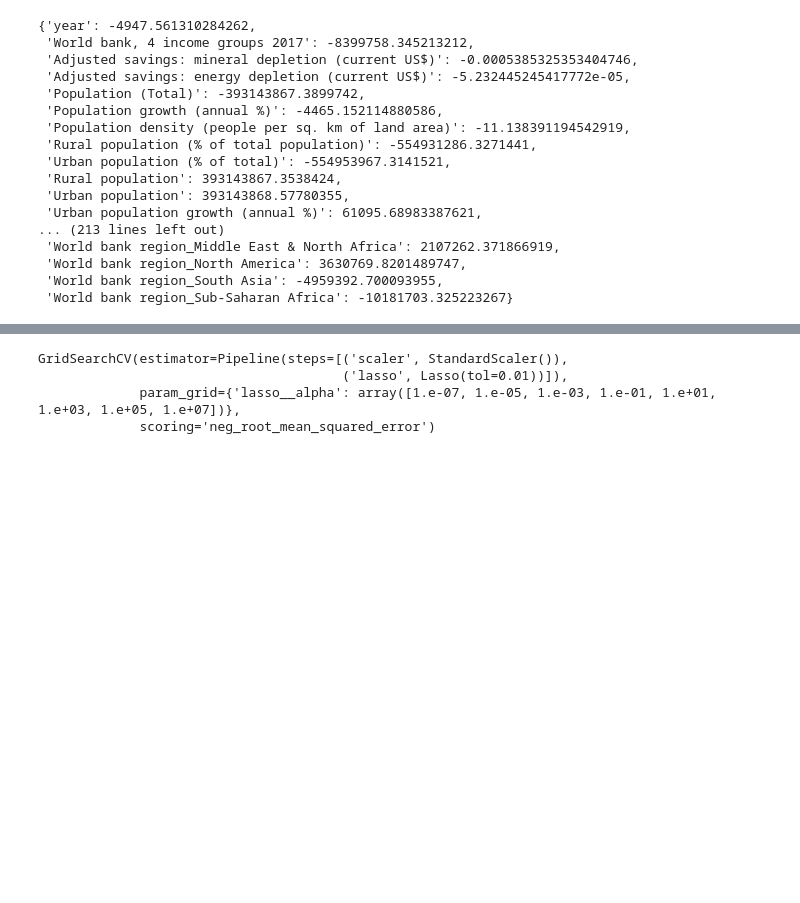
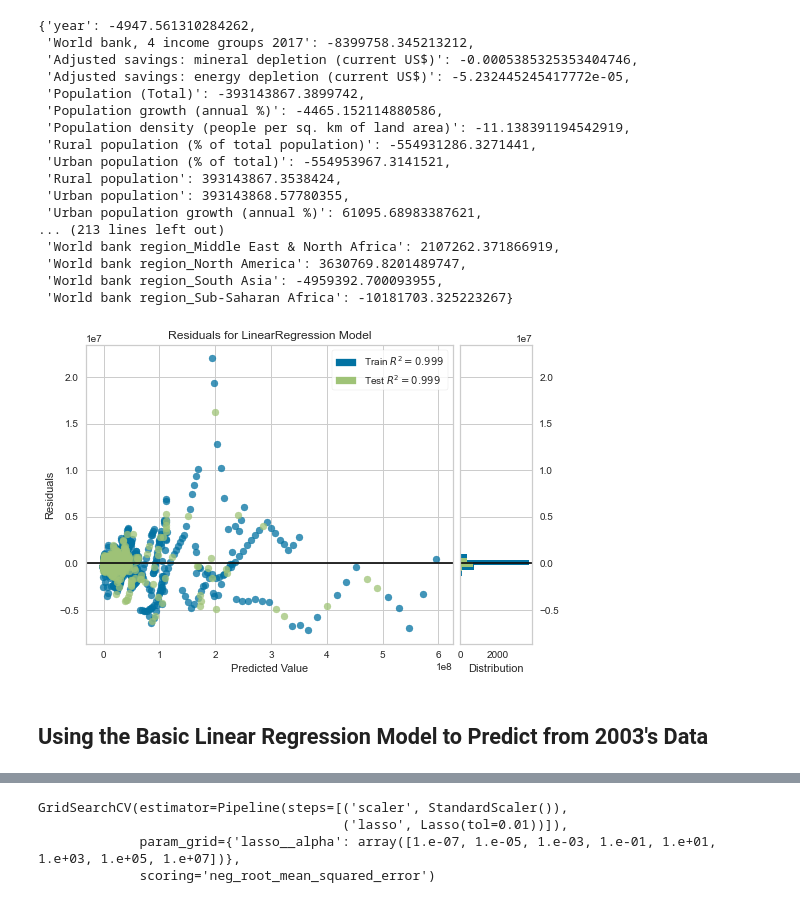
Before and after one commit to ashtonreed/Springboard, a Jupyter notebook: Capstone1/Capstone1_Machine_Learning.ipynb, the cells around one changed output, grey strips where cells are left out. Saved outputs shown, nothing was run; the diff lists cells and outputs as text; code cells hidden in the pictures; blank space fills up the shorter version.

Commit message:
added residuals

```diff
--- a/Capstone1/Capstone1_Machine_Learning.ipynb
+++ b/Capstone1/Capstone1_Machine_Learning.ipynb
@@ -140,3 +189,14 @@ lr0_feature_coef_dict
  'World bank region_North America': 3630769.8201489747,
  'World bank region_South Asia': -4959392.700093955,
  'World bank region_Sub-Saharan Africa': -10181703.325223267}
+# %%
+# Visualizing residuals using yellowbrick
+visualizer_reg0 = ResidualsPlot(reg0)
+
+_ = visualizer_reg0.fit(X_train, y_train)
+_ = visualizer_reg0.score(X_test, y_test)
+_ = visualizer_reg0.show()
+# %% [output]
+[figure, added]
+# %% [markdown]
+## Using the Basic Linear Regression Model to Predict from 2003's Data
```
Also changed, not shown: parts of 51 cells of this notebook.
